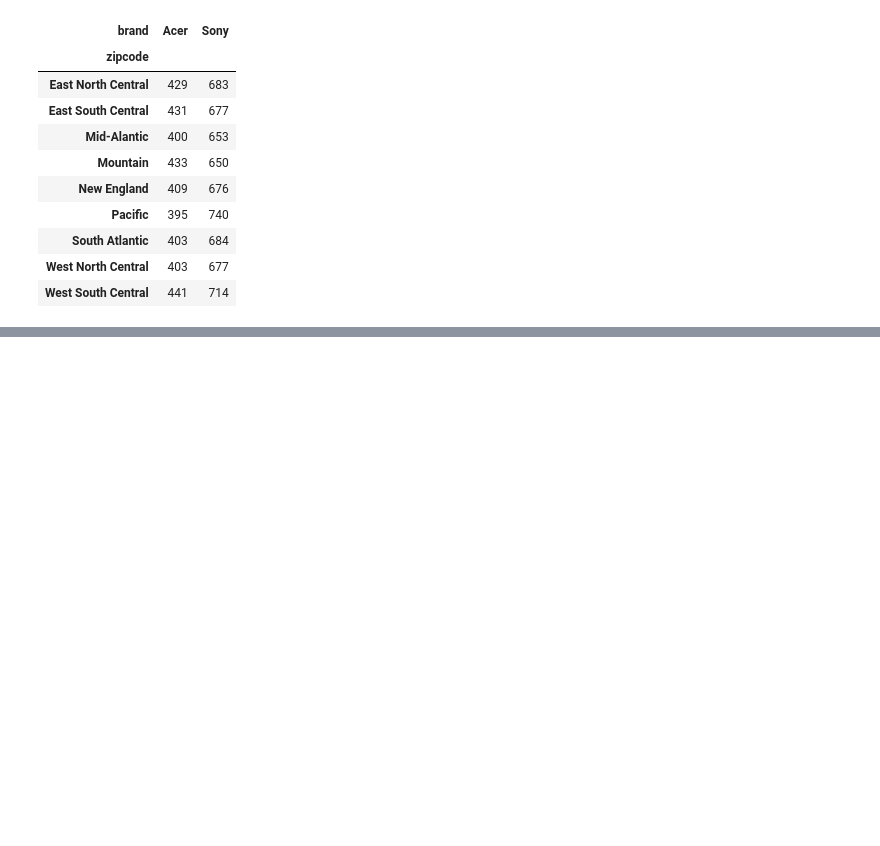
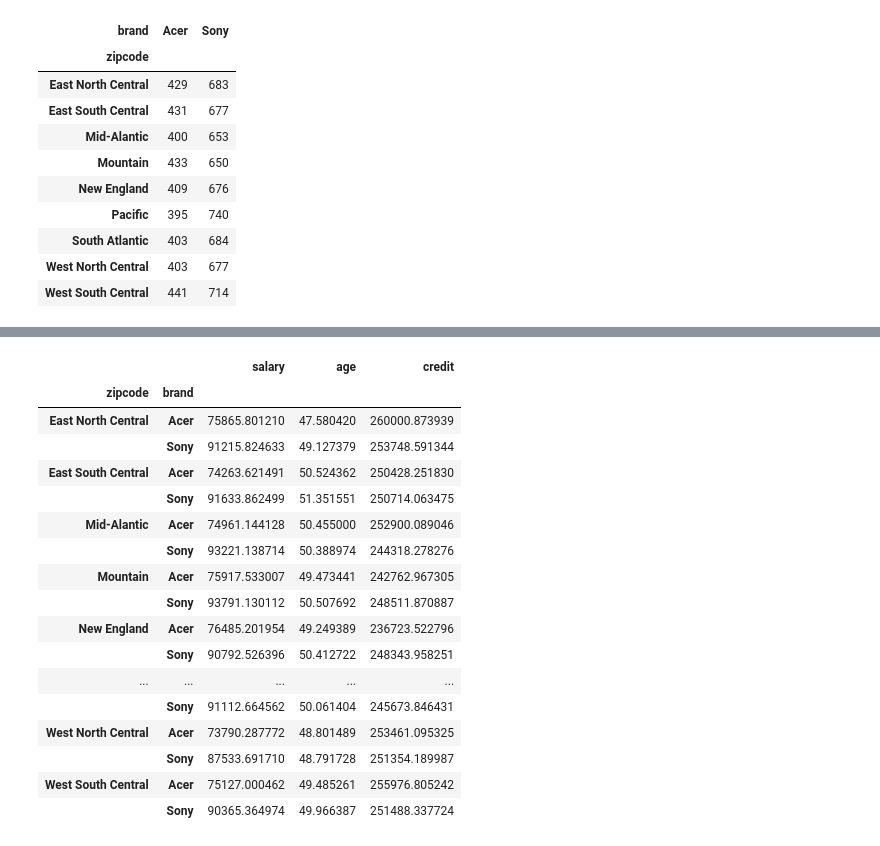
Before and after one commit to tle2001/market-research, a Jupyter notebook: market-research.ipynb, the cells around one changed output, grey strips where cells are left out. Saved outputs shown, nothing was run; the diff lists cells and outputs as text; code cells hidden in the pictures; blank space fills up the shorter version.

```diff
--- a/market-research.ipynb
+++ b/market-research.ipynb
@@ -366,0 +394,23 @@ SpecificationError: nested renamer is not supported
+# %%
+#double group by: find the mean of group by zipcode and brand
+groupby_zipbrand = df_cat.groupby(["zipcode", "brand"]).mean()
+groupby_zipbrand
+# %% [output]
+|  |  | salary | age | credit |
+| zipcode | brand |  |  |  |
+| East North Central | Acer | 75865.801210 | 47.580420 | 260000.873939 |
+|  | Sony | 91215.824633 | 49.127379 | 253748.591344 |
+| East South Central | Acer | 74263.621491 | 50.524362 | 250428.251830 |
+|  | Sony | 91633.862499 | 51.351551 | 250714.063475 |
+| Mid-Alantic | Acer | 74961.144128 | 50.455000 | 252900.089046 |
+|  | Sony | 93221.138714 | 50.388974 | 244318.278276 |
+| Mountain | Acer | 75917.533007 | 49.473441 | 242762.967305 |
+|  | Sony | 93791.130112 | 50.507692 | 248511.870887 |
+| New England | Acer | 76485.201954 | 49.249389 | 236723.522796 |
+|  | Sony | 90792.526396 | 50.412722 | 248343.958251 |
+| ... | ... | ... | ... | ... |
+|  | Sony | 91112.664562 | 50.061404 | 245673.846431 |
+| West North Central | Acer | 73790.287772 | 48.801489 | 253461.095325 |
+|  | Sony | 87533.691710 | 48.791728 | 251354.189987 |
+| West South Central | Acer | 75127.000462 | 49.485261 | 255976.805242 |
+|  | Sony | 90365.364974 | 49.966387 | 251488.337724 |
```
Also changed, not shown: parts of 12 cells of this notebook, 2 other files.
